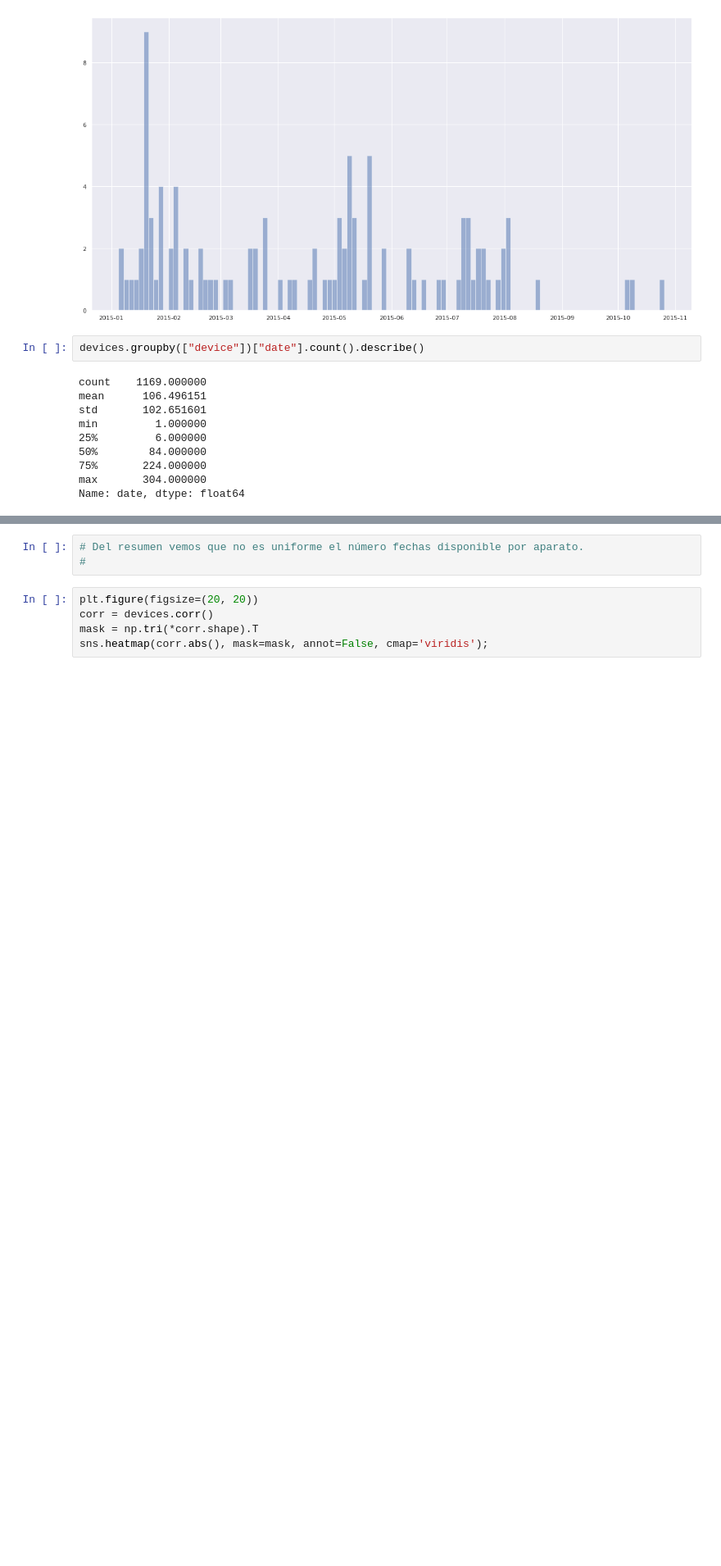
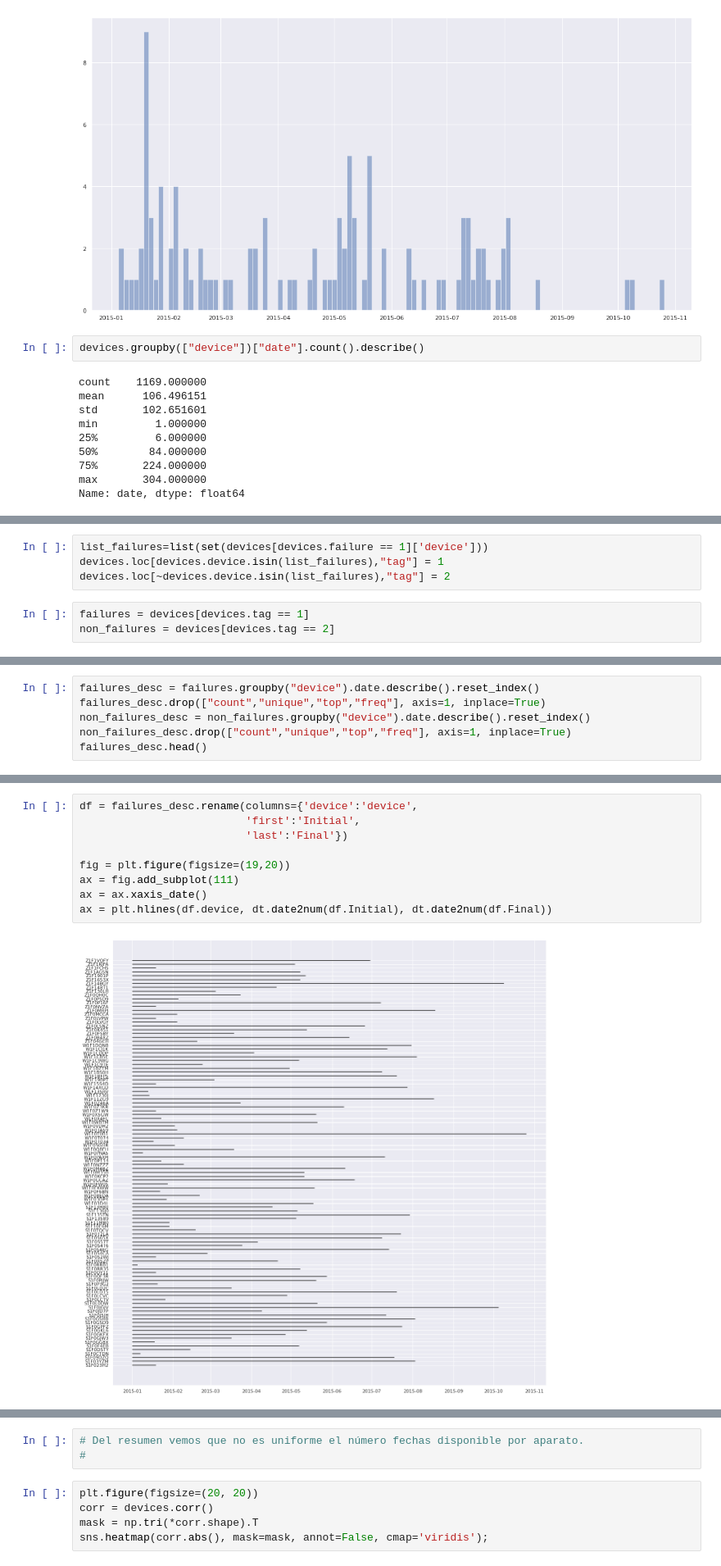
Before and after one commit to qSergio/rare_anomaly, a Jupyter notebook: anomalia/Work Sample.ipynb, the cells around one changed output, grey strips where cells are left out. Shown at 82% size. Drawn from its saved outputs; the diff is of its cells as text; blank space fills up the shorter version.

```diff
--- a/anomalia/Work Sample.ipynb
+++ b/anomalia/Work Sample.ipynb
@@ -143,0 +138,7 @@ Name: date, dtype: float64
+# %%
+list_failures=list(set(devices[devices.failure == 1]['device']))
+devices.loc[devices.device.isin(list_failures),"tag"] = 1
+devices.loc[~devices.device.isin(list_failures),"tag"] = 2
+# %%
+failures = devices[devices.tag == 1]
+non_failures = devices[devices.tag == 2]
@@ -143,0 +183,6 @@ Name: date, dtype: float64
+# %%
+failures_desc = failures.groupby("device").date.describe().reset_index()
+failures_desc.drop(["count","unique","top","freq"], axis=1, inplace=True)
+non_failures_desc = non_failures.groupby("device").date.describe().reset_index()
+non_failures_desc.drop(["count","unique","top","freq"], axis=1, inplace=True)
+failures_desc.head()
@@ -143,0 +215,11 @@ Name: date, dtype: float64
+# %%
+df = failures_desc.rename(columns={'device':'device',
+                          'first':'Initial',
+                          'last':'Final'})
+
+fig = plt.figure(figsize=(19,20))
+ax = fig.add_subplot(111)
+ax = ax.xaxis_date()
+ax = plt.hlines(df.device, dt.date2num(df.Initial), dt.date2num(df.Final))
+# %% [output]
+[figure, added]
```
Also changed, not shown: parts of 30 cells of this notebook.
